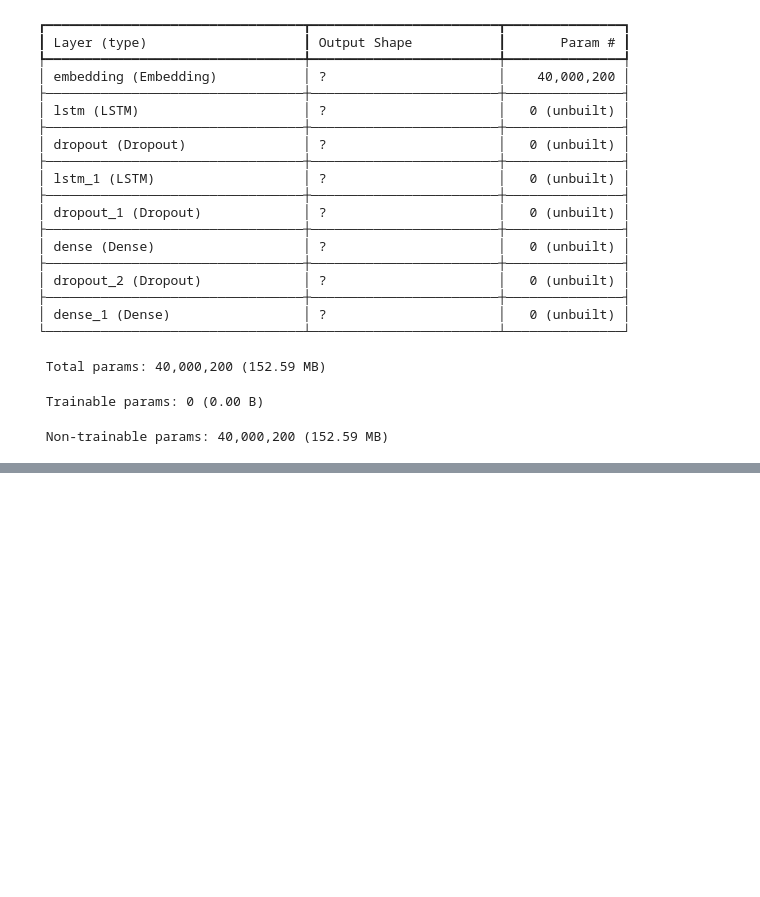
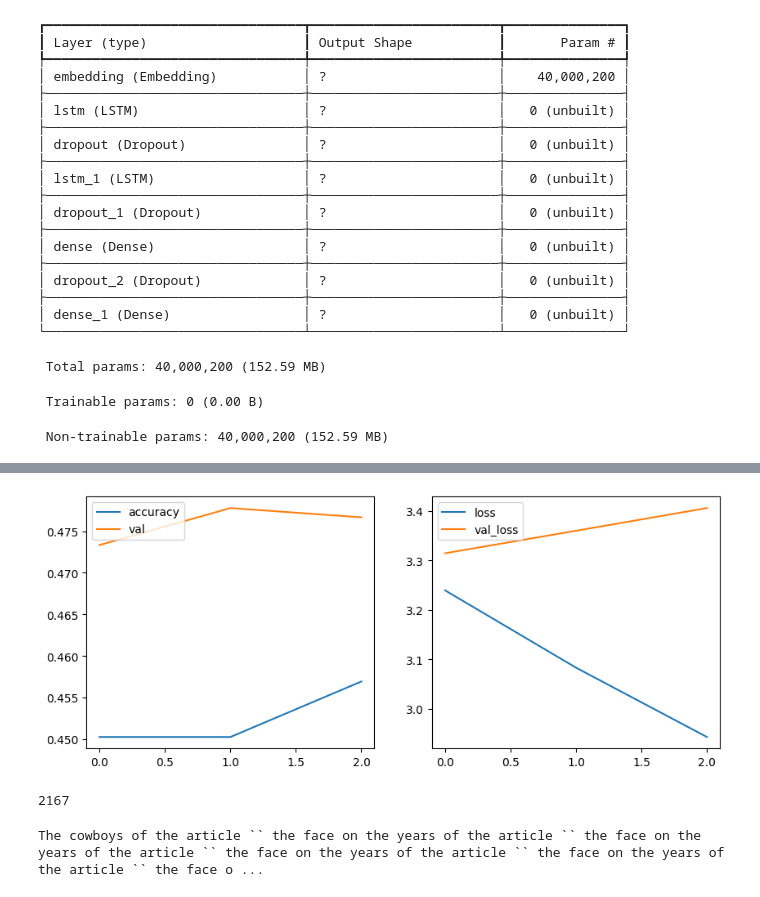
Before and after one commit to Ox03bb/Text_Generation, a Jupyter notebook: Text_Generation.ipynb, the cells around one changed output, grey strips where cells are left out. Cells and saved outputs as stored; diff of their text form; code cells hidden in the pictures; blank space fills up the shorter version.

```diff
--- a/Text_Generation.ipynb
+++ b/Text_Generation.ipynb
@@ -470,7 +401,7 @@ model.save("./model_01.h5")
 # %%
-# sampel = lb_0[:6000]
-sampel_2 = lb_0[5000:11000]
+# sampel = lb_0[:7000]
+sampel = lb_0[21500:]
 # %%
-X_train ,X_test, y_train_categorical , y_test_categorical = data_pross(sampel_2)
+X_train ,X_test, y_train_categorical , y_test_categorical = data_pross(sampel)
 X_train.shape,X_test.shape,y_train_categorical.shape,y_test_categorical.shape
 # %% [output]
@@ -478,2 +409,2 @@ X_train.shape,X_test.shape,y_train_categorical.shape,y_test_categorical.shape
 # %%
-history_2 = model.fit(X_train,y_train_categorical,epochs=15 , validation_data=(X_test, y_test_categorical))# callbacks=[early_stopping_acc,early_stopping_loss]
+history_4 = model.fit(X_train,y_train_categorical,epochs=3 , validation_data=(X_test, y_test_categorical))# callbacks=[early_stopping_acc,early_stopping_loss]
@@ -480,12 +418,18 @@ history_2 = model.fit(X_train,y_train_categorical,epochs=15 , validation_data=(X
 # %%
 fig, ax = plt.subplots(nrows=1, ncols=2, figsize=(10, 4))
 
-ax[0].plot(history_2.history['accuracy'])
-ax[0].plot(history_2.history['val_accuracy'])
+ax[0].plot(history_4.history['accuracy'])
+ax[0].plot(history_4.history['val_accuracy'])
 ax[0].legend(['accuracy', 'val'], loc='upper left')
 
-ax[1].plot(history_2.history['loss'])
-ax[1].plot(history_2.history['val_loss'])
+ax[1].plot(history_4.history['loss'])
+ax[1].plot(history_4.history['val_loss'])
 ax[1].legend(['loss', 'val_loss'], loc='upper left')
 
 plt.show()
+# %% [output]
+[figure, added]
+# %%
+np.argmax(model.predict(X_train[8].reshape(1,2,1),verbose=0))
+# %% [output]
+2167
@@ -491,0 +446,12 @@ plt.show()
+# %%
+cnt = 0
+arr = ["The","cowboys"]
+print(arr[0],arr[1],end=" ")
+while cnt<100:
+    prd = pred(" ".join(arr))
+    arr[0] = arr[1]
+    arr[1] = prd
+    cnt +=1
+    print(prd,end=" ")
+# %% [output]
+The cowboys of the article `` the face on the years of the article `` the face on the years of the article `` the face on the years of the article `` the face on the years of the article `` the face o ...
```
Also changed, not shown: parts of 13 cells of this notebook.
